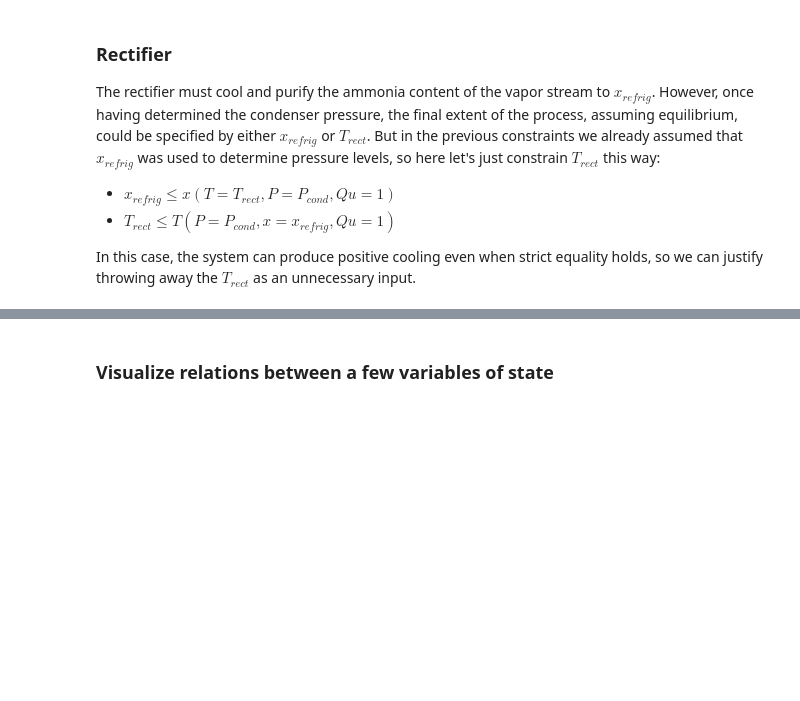
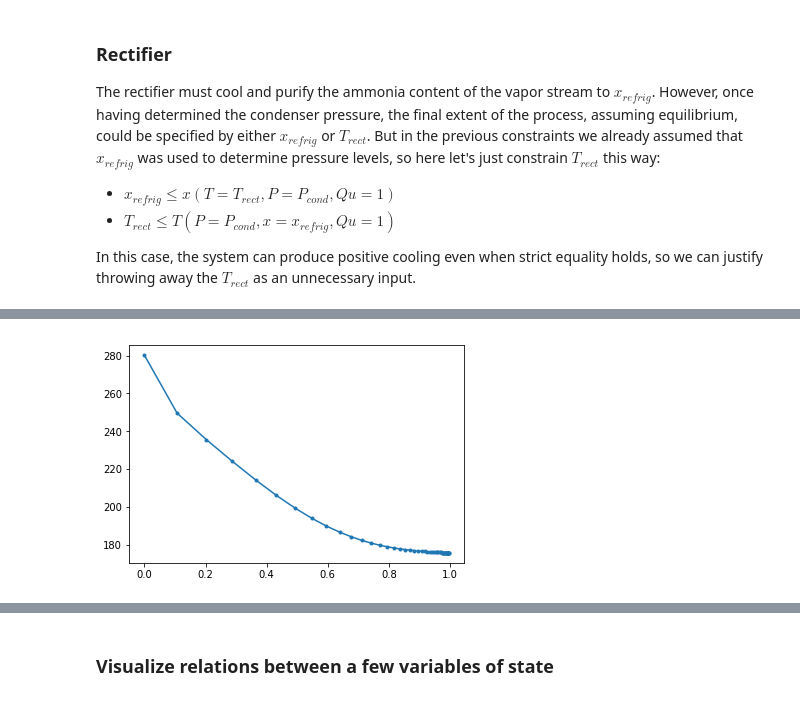
Before and after one commit to nfette/openACHP, a Jupyter notebook: src/Feasibility of ammonia-aqua chiller.ipynb, the cells around one changed output, grey strips where cells are left out. Cells and saved outputs as stored; diff of their text form; code cells hidden in the pictures; blank space fills up the shorter version.

```diff
--- a/src/Feasibility of ammonia-aqua chiller.ipynb
+++ b/src/Feasibility of ammonia-aqua chiller.ipynb
@@ -115,0 +160,4 @@ In this case, the system can produce positive cooling even when strict equality
+# %%
+import CoolProp.CoolProp as CP
+from ammonia_props import massFractionToMolar, AmmoniaProps
+amm = AmmoniaProps()
@@ -115,0 +183,11 @@ In this case, the system can produce positive cooling even when strict equality
+# %%
+astate = amm.props2(P=0.01,x=0.998,Qu=0)
+astate
+import numpy
+x_refrig = 1-numpy.logspace(0,-8,base=2)
+T_min_cond = amm.props2v(P=0.01,x=x_refrig,Qu=0)[0]
+import matplotlib.pyplot as plt
+plt.plot(x_refrig, T_min_cond,'.-')
+plt.show()
+# %% [output]
+[figure, added]
```
Also changed, not shown: parts of 15 cells of this notebook, 1 other file.
